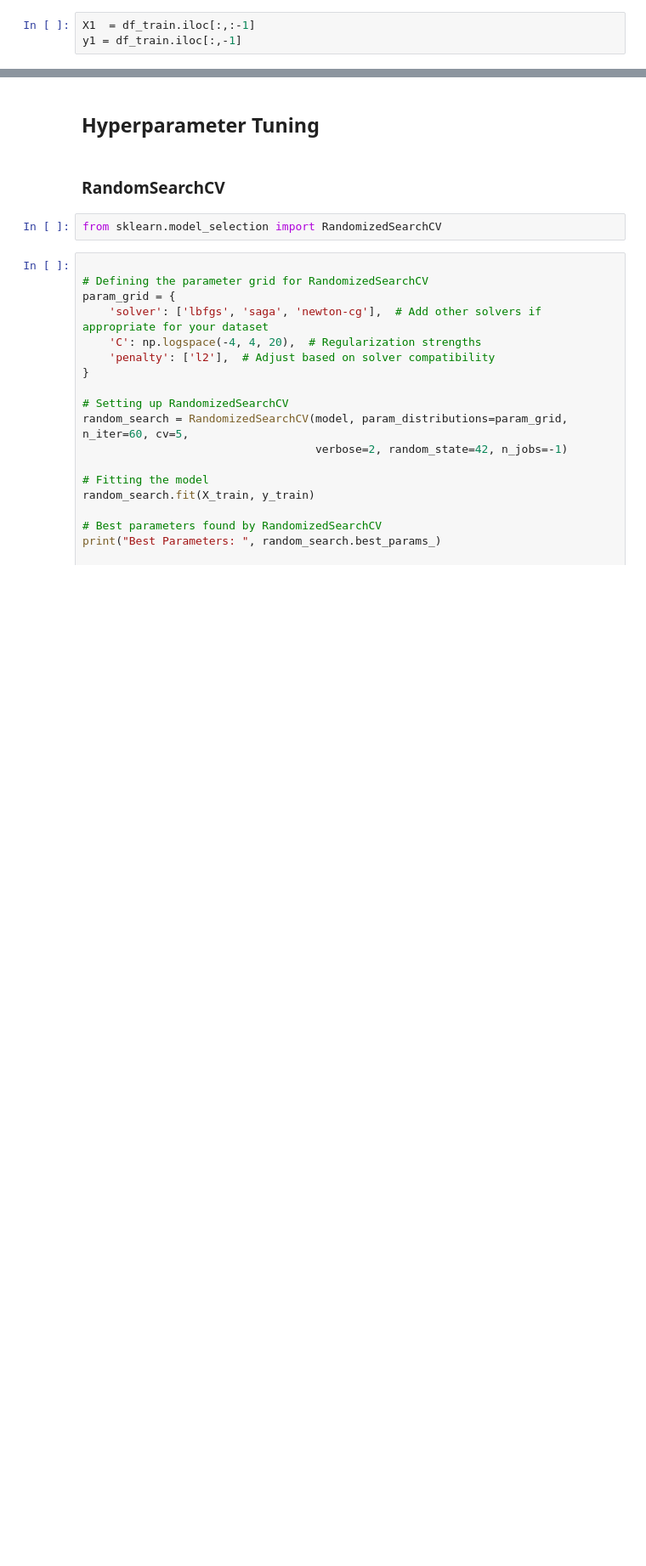
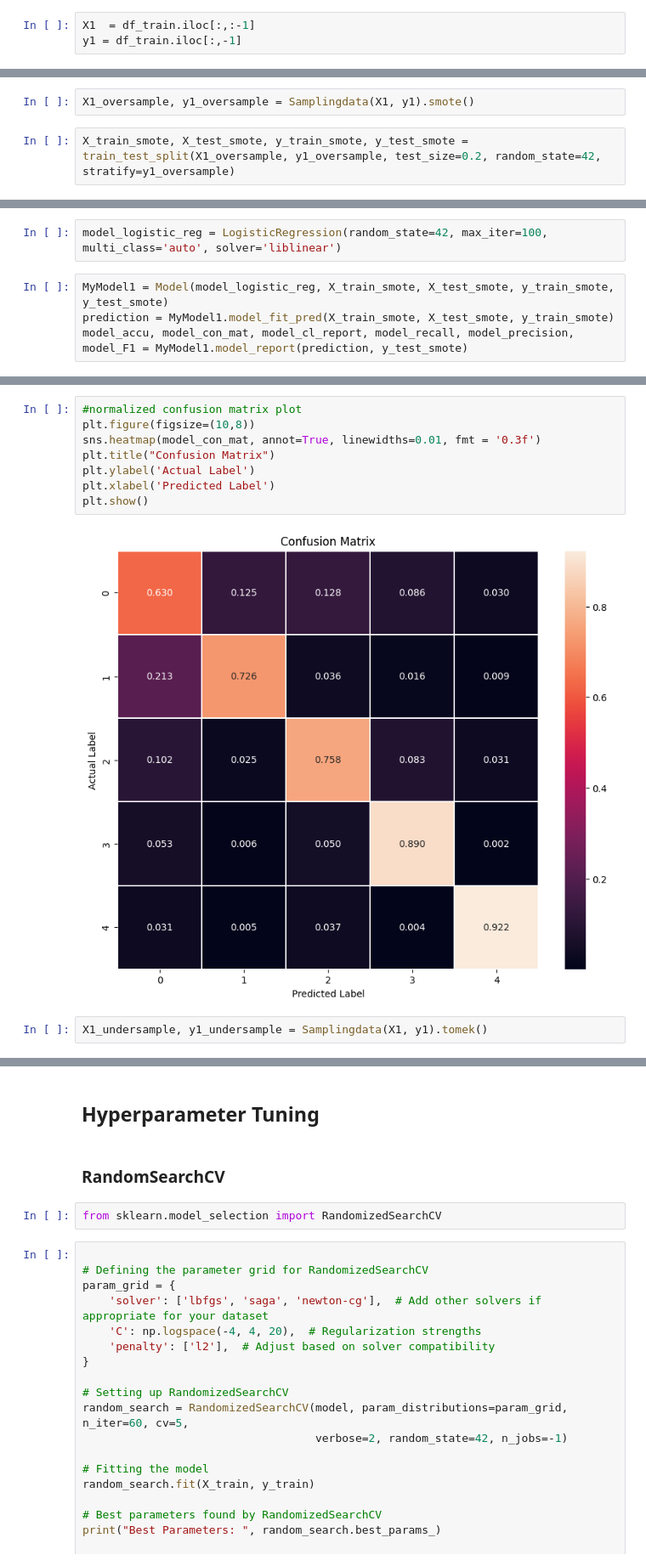
Before and after one commit to Mahim-SOL/ML_intern_task_SOL, a Jupyter notebook: Learning_task_of_SOL.ipynb, the cells around one changed output, grey strips where cells are left out. Shown: that part at 85% size. Saved outputs shown, nothing was run; the diff lists cells and outputs as text; blank space fills up the shorter version.

```diff
--- a/Learning_task_of_SOL.ipynb
+++ b/Learning_task_of_SOL.ipynb
@@ -514,0 +366,4 @@ plt.show()
+# %%
+X1_oversample, y1_oversample = Samplingdata(X1, y1).smote()
+# %%
+X_train_smote, X_test_smote, y_train_smote, y_test_smote = train_test_split(X1_oversample, y1_oversample, test_size=0.2, random_state=42, stratify=y1_oversample)
@@ -514,0 +372,6 @@ plt.show()
+# %%
+model_logistic_reg = LogisticRegression(random_state=42, max_iter=100, multi_class='auto', solver='liblinear')
+# %%
+MyModel1 = Model(model_logistic_reg, X_train_smote, X_test_smote, y_train_smote, y_test_smote)
+prediction = MyModel1.model_fit_pred(X_train_smote, X_test_smote, y_train_smote)
+model_accu, model_con_mat, model_cl_report, model_recall, model_precision, model_F1 = MyModel1.model_report(prediction, y_test_smote)
@@ -514,0 +403,12 @@ plt.show()
+# %%
+#normalized confusion matrix plot
+plt.figure(figsize=(10,8))
+sns.heatmap(model_con_mat, annot=True, linewidths=0.01, fmt = '0.3f')
+plt.title("Confusion Matrix")
+plt.ylabel('Actual Label')
+plt.xlabel('Predicted Label')
+plt.show()
+# %% [output]
+[figure, added]
+# %%
+X1_undersample, y1_undersample = Samplingdata(X1, y1).tomek()
```
Also changed, not shown: parts of 92 cells of this notebook.
